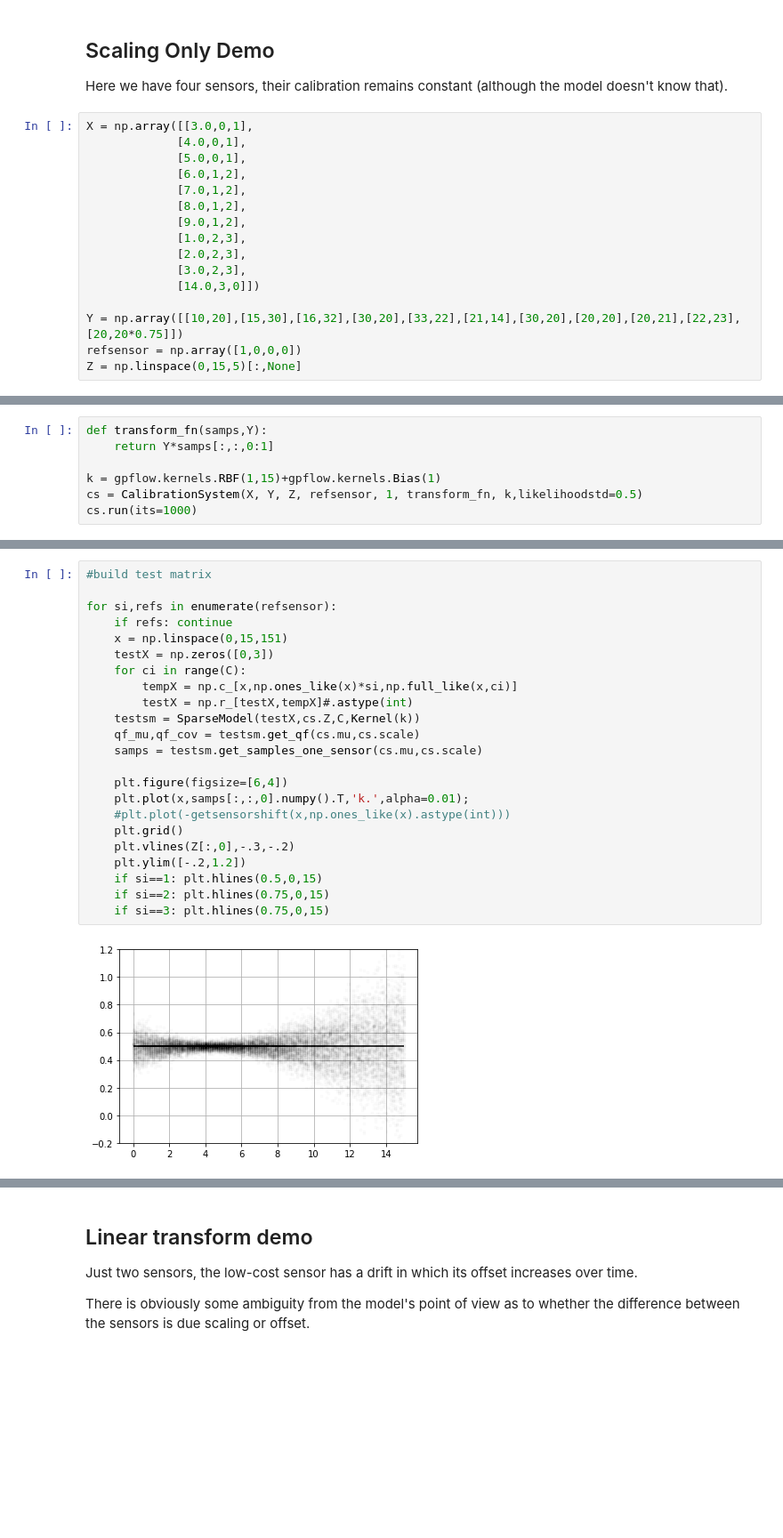
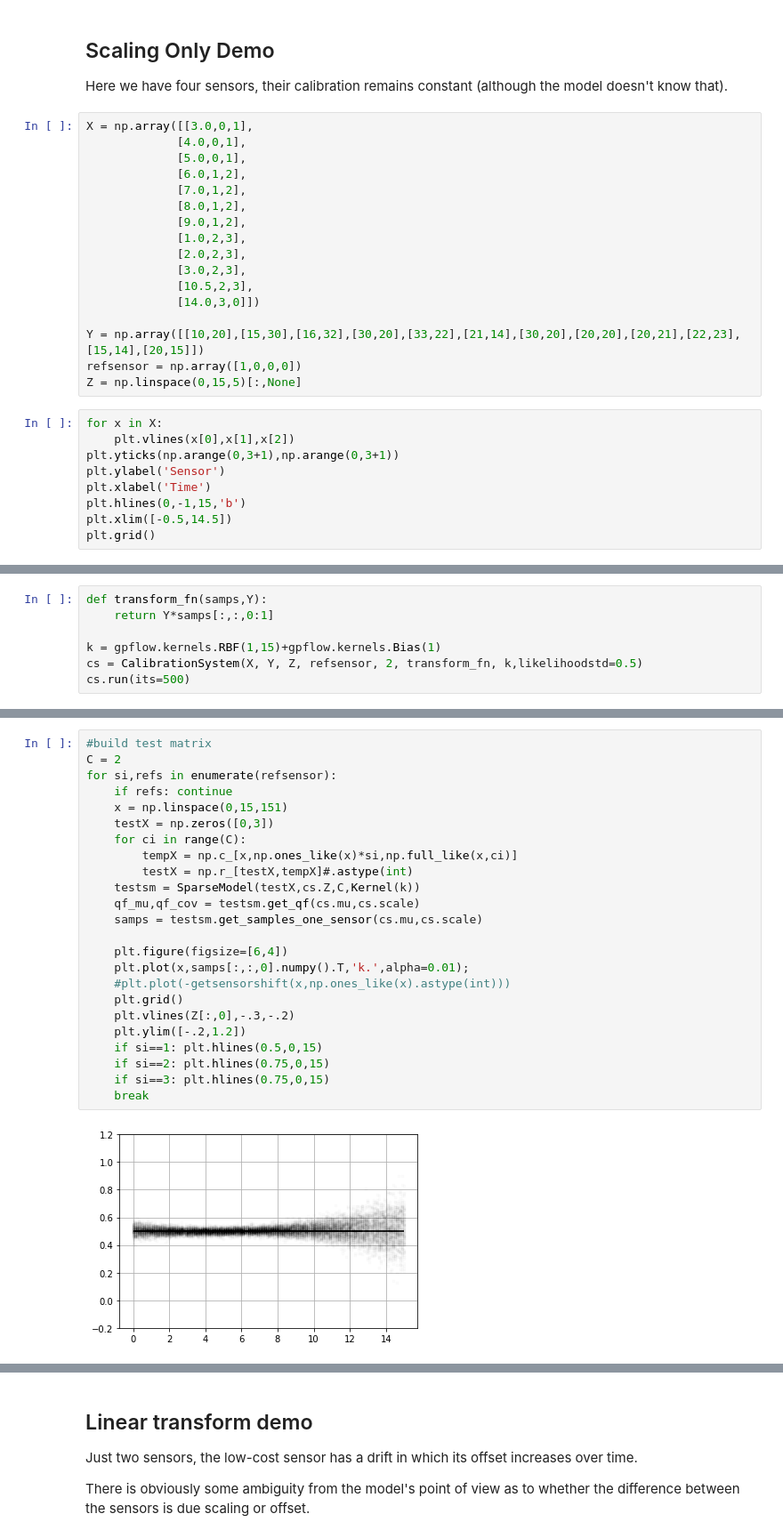
Before and after one commit to airqo-platform/calibration, a Jupyter notebook: jupyter/Module Test.ipynb, the cells around one changed output, grey strips where cells are left out. Shown at 89% size. Cells and saved outputs as stored; diff of their text form; blank space fills up the shorter version.

```diff
--- a/jupyter/Module Test.ipynb
+++ b/jupyter/Module Test.ipynb
@@ -19,8 +19,18 @@ X = np.array([[3.0,0,1],
              [1.0,2,3],
              [2.0,2,3],
              [3.0,2,3],
+             [10.5,2,3],
              [14.0,3,0]])
 
-Y = np.array([[10,20],[15,30],[16,32],[30,20],[33,22],[21,14],[30,20],[20,20],[20,21],[22,23],[20,20*0.75]])
+Y = np.array([[10,20],[15,30],[16,32],[30,20],[33,22],[21,14],[30,20],[20,20],[20,21],[22,23],[15,14],[20,15]])
 refsensor = np.array([1,0,0,0])
 Z = np.linspace(0,15,5)[:,None]
+# %%
+for x in X:
+    plt.vlines(x[0],x[1],x[2])
+plt.yticks(np.arange(0,3+1),np.arange(0,3+1))
+plt.ylabel('Sensor')
+plt.xlabel('Time')
+plt.hlines(0,-1,15,'b')
+plt.xlim([-0.5,14.5])
+plt.grid()
@@ -29,5 +49,5 @@ def transform_fn(samps,Y):
     return Y*samps[:,:,0:1]
 
 k = gpflow.kernels.RBF(1,15)+gpflow.kernels.Bias(1)
-cs = CalibrationSystem(X, Y, Z, refsensor, 1, transform_fn, k,likelihoodstd=0.5)
-cs.run(its=1000)
+cs = CalibrationSystem(X, Y, Z, refsensor, 2, transform_fn, k,likelihoodstd=0.5)
+cs.run(its=500)
@@ -34,25 +59,26 @@ cs.run(its=1000)
 # %%
 #build test matrix
-
+C = 2
 for si,refs in enumerate(refsensor):
     if refs: continue
     x = np.linspace(0,15,151)
     testX = np.zeros([0,3])
     for ci in range(C):
         tempX = np.c_[x,np.ones_like(x)*si,np.full_like(x,ci)]
         testX = np.r_[testX,tempX]#.astype(int)
     testsm = SparseModel(testX,cs.Z,C,Kernel(k))
     qf_mu,qf_cov = testsm.get_qf(cs.mu,cs.scale)
     samps = testsm.get_samples_one_sensor(cs.mu,cs.scale)
 
     plt.figure(figsize=[6,4])
     plt.plot(x,samps[:,:,0].numpy().T,'k.',alpha=0.01);
     #plt.plot(-getsensorshift(x,np.ones_like(x).astype(int)))
     plt.grid()
     plt.vlines(Z[:,0],-.3,-.2)
     plt.ylim([-.2,1.2])
     if si==1: plt.hlines(0.5,0,15)
     if si==2: plt.hlines(0.75,0,15)
     if si==3: plt.hlines(0.75,0,15)
+    break
 # %% [output]
-[figure, old version]
+[figure, new version]
```
Also changed, not shown: parts of 8 cells of this notebook, 5 other files.
